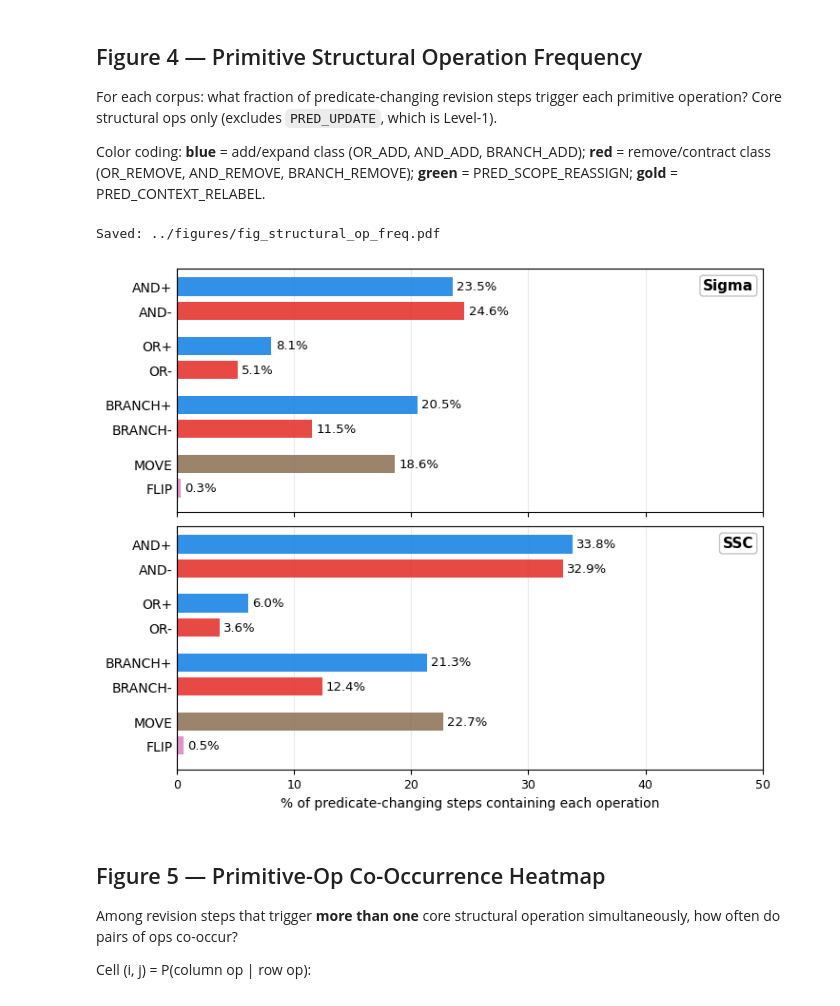
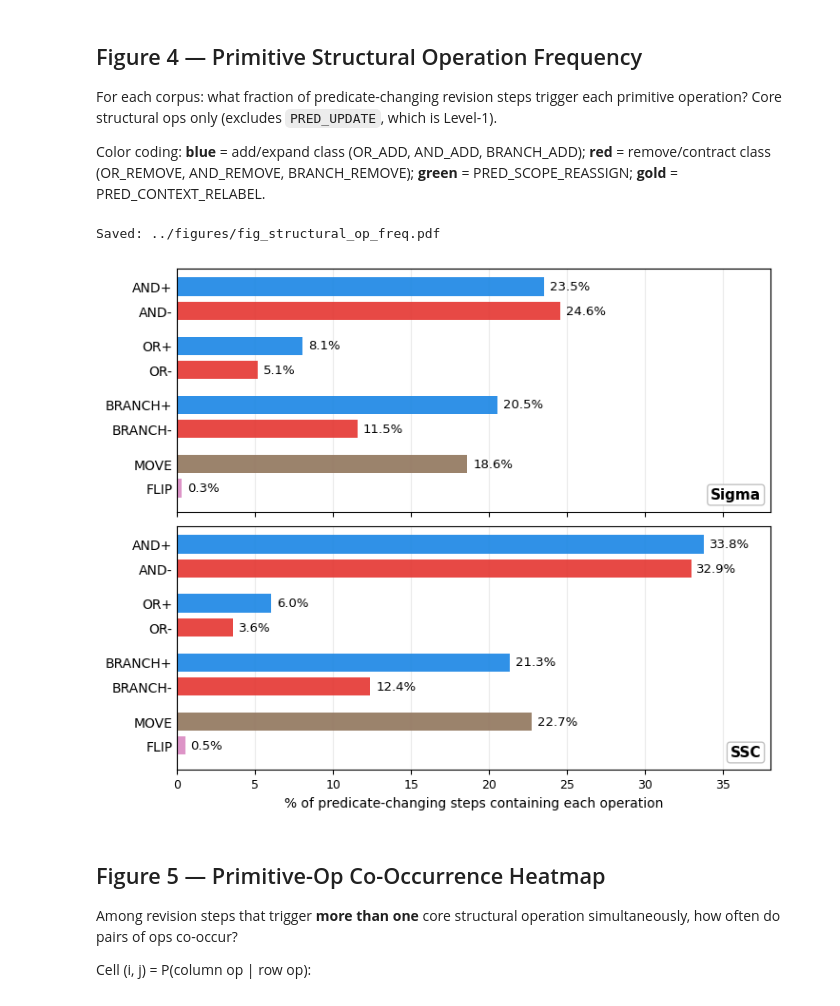
Before and after one commit to Elena6918/Evolution-of-Log-Based-Detection-Rules, a Jupyter notebook: analysis/scripts/structural.ipynb, the cells around one changed output. Saved outputs shown, nothing was run; the diff lists cells and outputs as text; code cells hidden in the pictures.

```diff
--- a/analysis/scripts/structural.ipynb
+++ b/analysis/scripts/structural.ipynb
@@ -424,42 +421,42 @@ for ax, label in zip(axes, VARIANT_DATASET_ORDER):
     ax.set_axisbelow(True)
     ax.tick_params(axis='x', labelsize=9)
     ax.tick_params(axis='y', which='both', left=False, right=False, length=0)
-    ax.set_xlim(0, 50)
+    ax.set_xlim(0, 38)
     ax.set_ylim(max(ypos) + 0.8, -0.6)
 
     for bar, pct in zip(bars, pcts):
         if pct > 0:
             ax.text(
                 pct + 0.35,
                 bar.get_y() + bar.get_height() / 2,
                 f'{pct:.1f}%',
                 va='center',
                 fontsize=9.5,
                 fontweight='normal',
             )
 
     ax.text(
         0.985,
-        0.96,
+        0.04,
         label,
         transform=ax.transAxes,
         ha='right',
-        va='top',
+        va='bottom',
         fontsize=11,
         fontweight='semibold',
         bbox=dict(boxstyle='round,pad=0.22', facecolor='white', edgecolor='0.75', alpha=0.95),
     )
 
 axes[-1].set_xlabel(
     '% of predicate-changing steps containing each operation',
     fontsize=10,
 )
 plt.tight_layout(pad=0.7)
 savefig('fig_structural_op_freq')
 plt.show()
 # %% [output]
 Saved: ../figures/fig_structural_op_freq.pdf
-[figure, old version]
+[figure, new version]
 # %% [markdown]
 ## Figure 5 — Primitive-Op Co-Occurrence Heatmap
 
```
Also changed, not shown: parts of 4 cells of this notebook, 3 other files.
